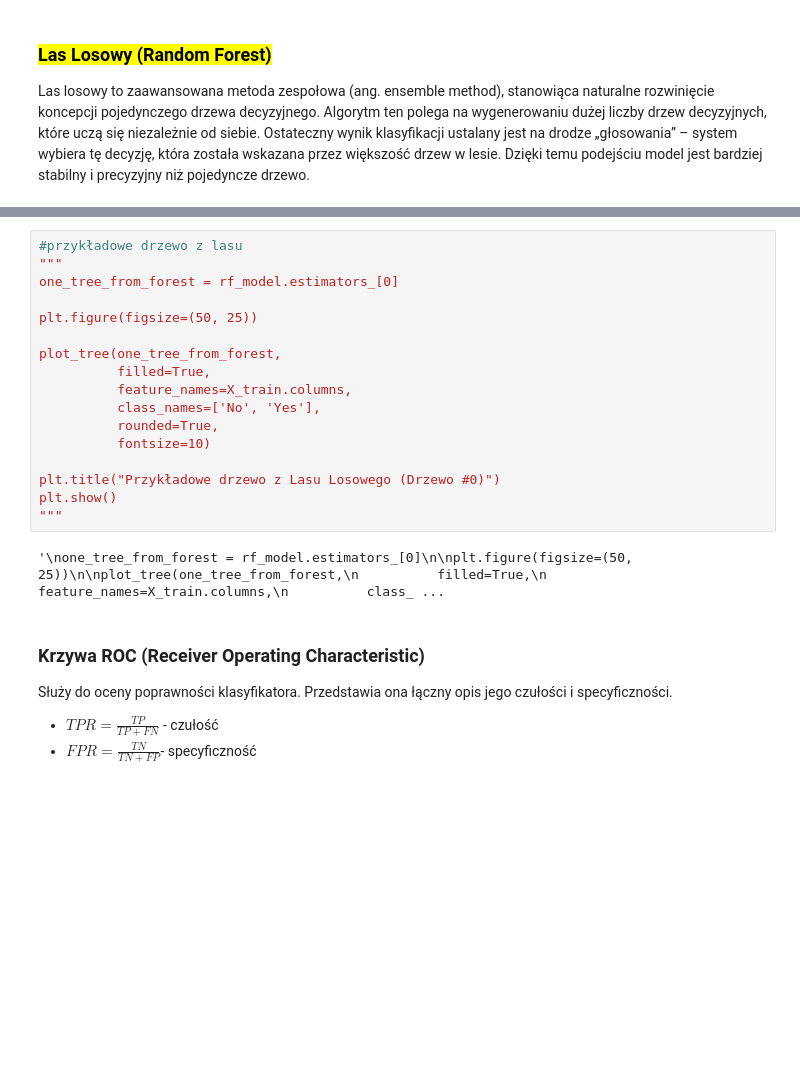
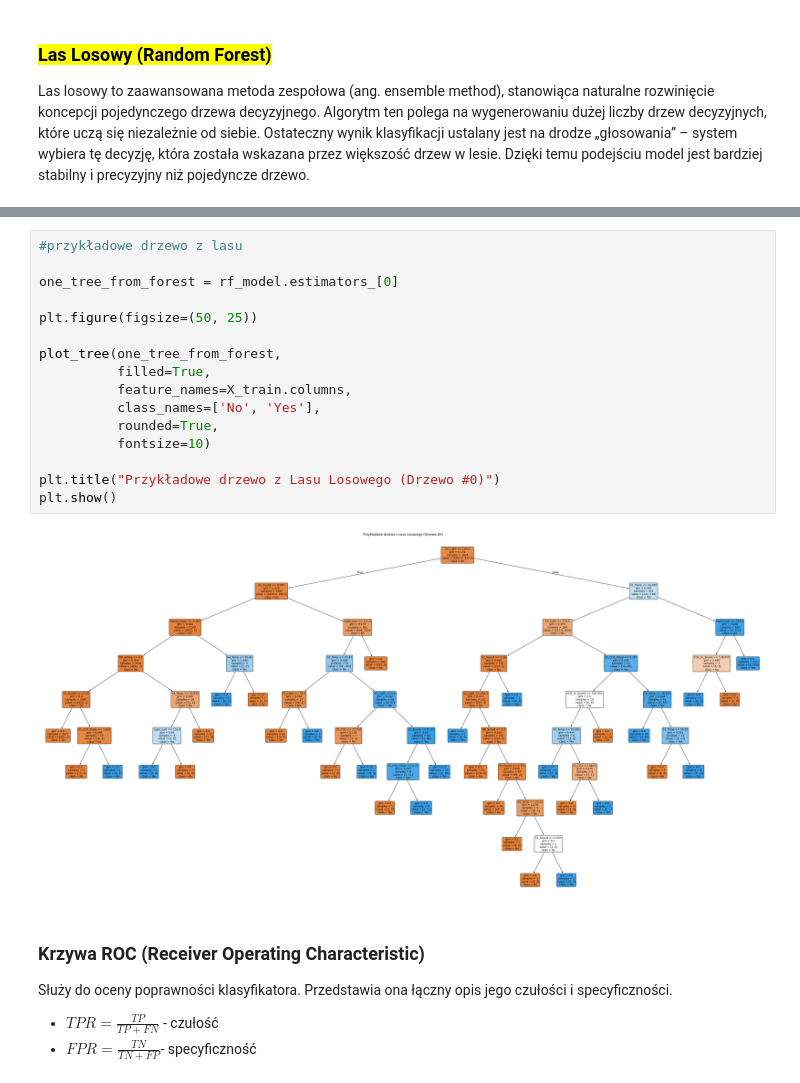
Before and after one commit to Soldier211/systemy-bi, a Jupyter notebook: projekt.ipynb, the cells around one changed output, grey strips where cells are left out. Cells and saved outputs as stored; diff of their text form; blank space fills up the shorter version.

```diff
--- a/projekt.ipynb
+++ b/projekt.ipynb
@@ -520,22 +544,21 @@ Passing `palette` without assigning `hue` is deprecated and will be removed in v
 # %%
 #przykładowe drzewo z lasu
-"""
+
 one_tree_from_forest = rf_model.estimators_[0]
 
 plt.figure(figsize=(50, 25))
 
 plot_tree(one_tree_from_forest,
           filled=True,
           feature_names=X_train.columns,
           class_names=['No', 'Yes'],
           rounded=True,
           fontsize=10)
 
 plt.title("Przykładowe drzewo z Lasu Losowego (Drzewo #0)")
 plt.show()
-"""
 # %% [output]
-'\none_tree_from_forest = rf_model.estimators_[0]\n\nplt.figure(figsize=(50, 25))\n\nplot_tree(one_tree_from_forest,\n          filled=True,\n          feature_names=X_train.columns,\n          class_ ...
+[figure, added]
 # %% [markdown]
 ### Krzywa ROC (Receiver Operating Characteristic)
 Służy do oceny poprawności klasyfikatora. Przedstawia ona łączny opis jego czułości i specyficzności.
```
Also changed, not shown: parts of 18 cells of this notebook.
